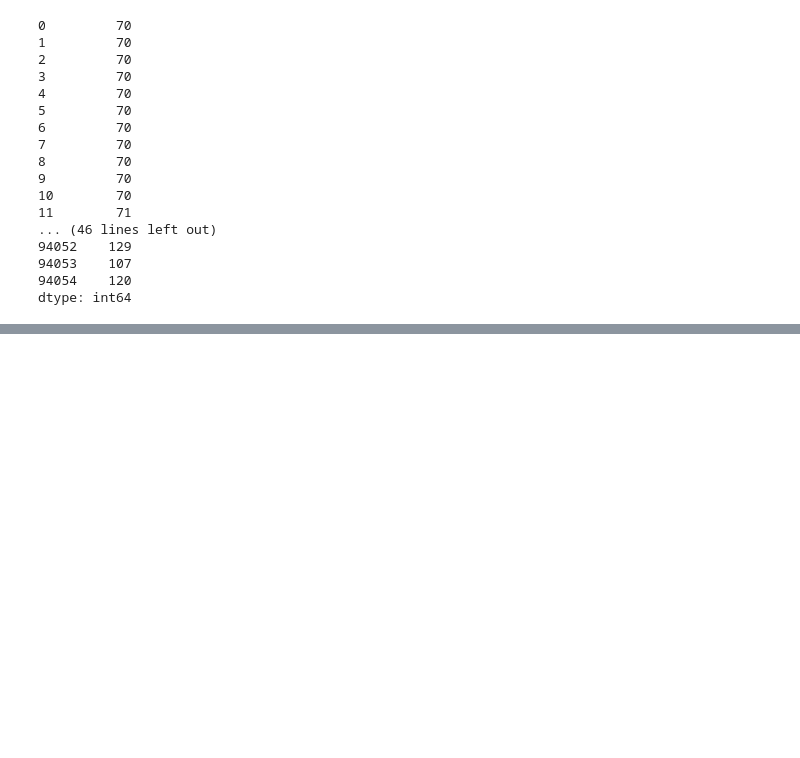
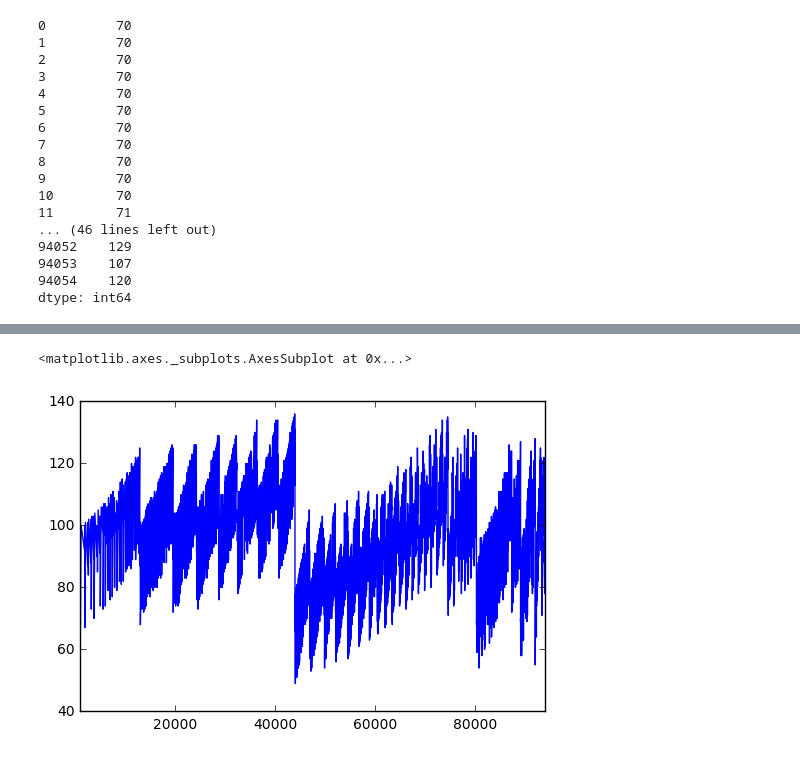
Before and after one commit to aniketb05/karza_assignment, a Jupyter notebook: check_alphabet.ipynb, the cells around one changed output, grey strips where cells are left out. Cells and saved outputs as stored; diff of their text form; code cells hidden in the pictures; blank space fills up the shorter version.

```diff
--- a/check_alphabet.ipynb
+++ b/check_alphabet.ipynb
@@ -355,0 +363,8 @@ dtype: int64
+# %%
+pan_summ_121121121 = getnewsumm(pan_num, [1,2,1,1,2,1,1,2,1])
+# %%
+pan_summ_121121121_P_Target_A = pan_summ_121121121[(pan_char['Fourth']=='P') & (pan_char['Tenth']=='A')]
+pan_summ_121121121_P_Target_A.plot()
+# %% [output]
+<matplotlib.axes._subplots.AxesSubplot at 0x...>
+[figure, added]
```
Also changed, not shown: parts of 2 cells of this notebook.
